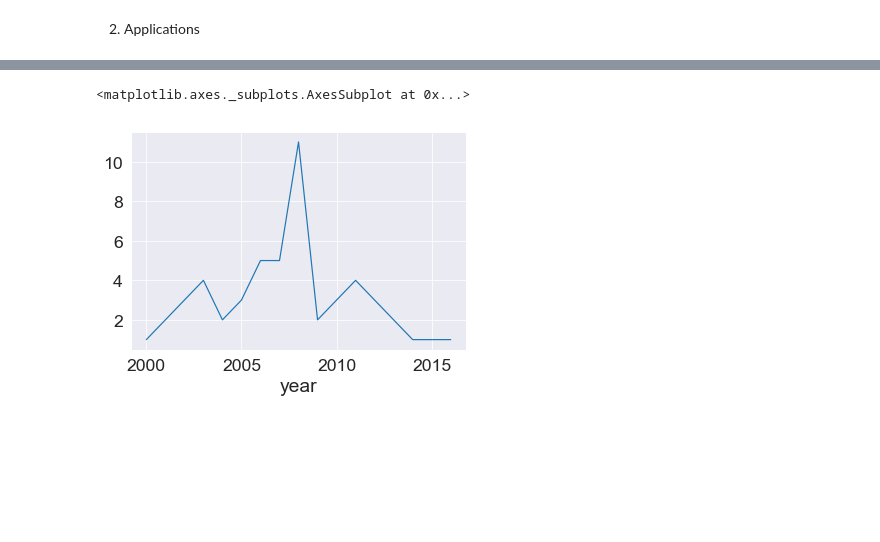
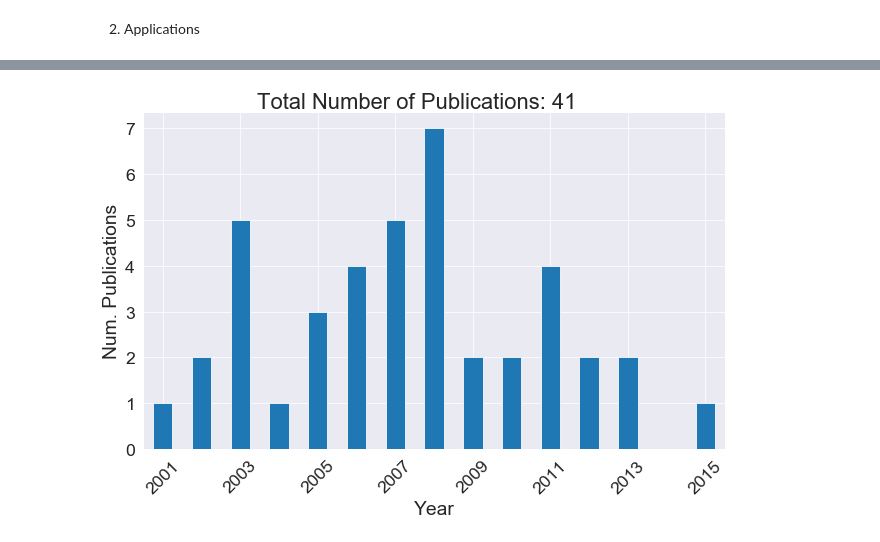
Before and after one commit to frog7/uasa-trends, a Jupyter notebook: notebooks/3c Topic modelling, keyword matching the subtopics -old.ipynb, the cells around one changed output, grey strips where cells are left out. Drawn from its saved outputs; the diff is of its cells as text; code cells hidden in the pictures; blank space fills up the shorter version.

```diff
--- a/notebooks/3c Topic modelling, keyword matching the subtopics -old.ipynb
+++ b/notebooks/3c Topic modelling, keyword matching the subtopics -old.ipynb
@@ -164,7 +195,8 @@ pubs_for_journals_framework = wosis.find_pubs_by_journal(all_framework, journals
 # %%
-data_dir = "tmp1"  # Using the temporary data directory
+data_dir = "tmp"  # Using the temporary data directory
 
 # Get citations for each paper
+# Results are cached based on RecordCollection name (currently [topic name]_[Journal Name])
 paper_citations_per_journal_framework = {}
 for pubs in pubs_for_journals_framework:
     paper_citations_per_journal_framework[pubs] = wosis.get_num_citations(pubs_for_journals_framework[pubs], wos_config,
@@ -183,5 +208,5 @@ Authenticated (SID: 8Aah6dLu1tuidW7nmCY)
 # %%
-cols_of_interest = ['AU', 'year', 'title', 'journal', 'citations', 'DOI link']
+cols_of_interest = ['AU', 'year', 'title', 'journal', 'citations', 'DOI link', 'id']
 collection_framework = pd.DataFrame(columns=cols_of_interest)
 for journal_name, df in paper_citations_per_journal_framework.items():
     df = wosis.link_to_pub(df)
@@ -224,8 +261,12 @@ wos_plot.plot_pubs_per_journal(all_applications, top_n=5, annotate=True, show_st
 # %%
-journals_of_interest_app = ['Environmental Modelling & Software'.upper(), 'Journal of Hydrology'.upper(), 'Water Resources Research'.upper(), 'Hydrological Processes'.upper(), 'Atmospheric Environment'.upper()]
-pubs_for_journals_app = wosis.find_pubs_by_journal(all_applications, journals_of_interest_app)
+journals_of_interest_app = map(str.upper, ['Environmental Modelling & Software',
+                                           'Water Resources Research',
+                                           'Journal of Hydrology',
+                                           'Remote Sensing of Environment',
+                                           'Atmospheric Environment'])
+pubs_for_journals_app = wosis.find_pubs_by_journal(all_applications, list(journals_of_interest_app))
 # %%
-data_dir = "tmp2"  # Using the temporary data directory
+data_dir = "tmp"  # Using the temporary data directory
 
 paper_citations_per_journal_app = {}
 for pubs in pubs_for_journals_app:
@@ -271,5 +301,6 @@ top_cited_in_top_journals_app.to_csv('../data/top_cited_in_top_journals_app.csv'
 # %%
-top_cited_in_top_journals_app.groupby('year').count()['AU'].plot()
+# top_cited_in_top_journals_app.groupby('year').count()['AU'].plot()
+applications_top_cited = wosis.extract_recs(top_cited_in_top_journals_app.id, RC)
+wos_plot.plot_pub_trend(applications_top_cited)
 # %% [output]
-<matplotlib.axes._subplots.AxesSubplot at 0x...>
-[figure, old version]
+[figure, new version]
```
Also changed, not shown: parts of 52 cells of this notebook, 6 other files.
